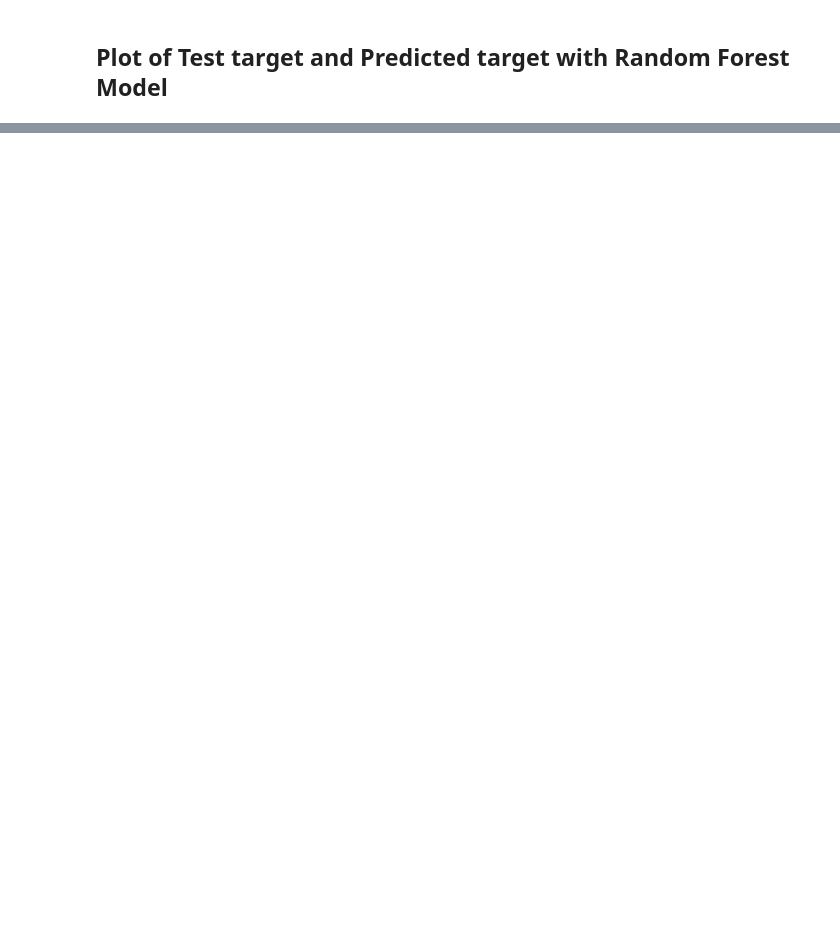
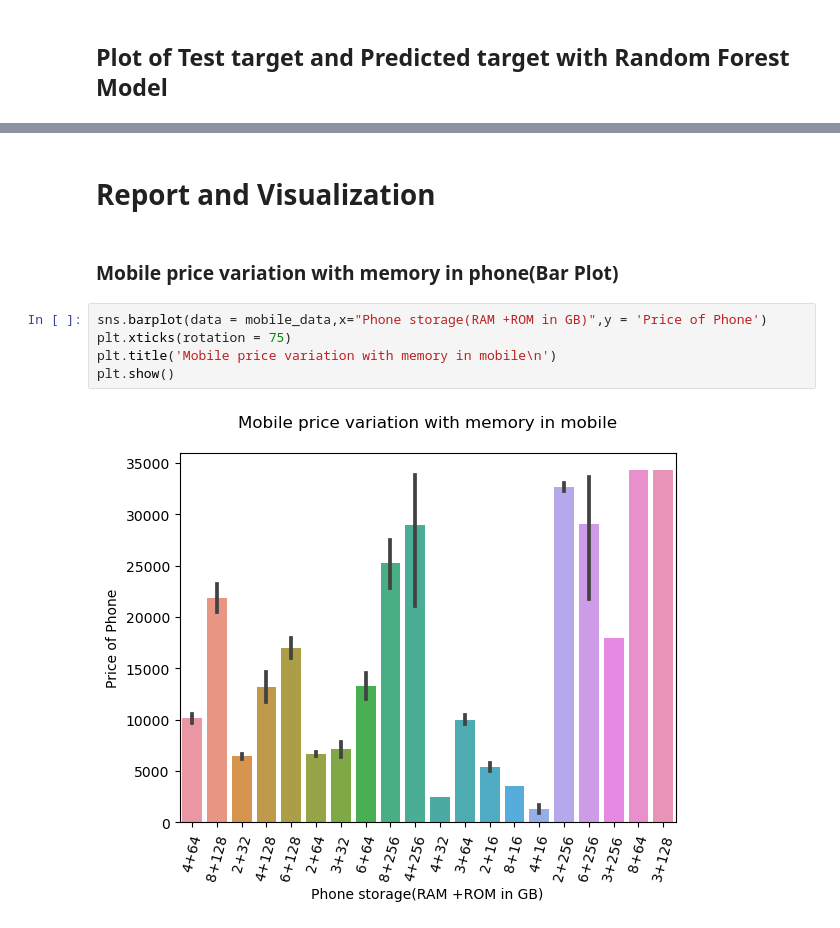
Before and after one commit to geet13govind/Feature-Extraction-and-Price-Prediction-for-Mobile-Phones, a Jupyter notebook: Feature_Extraction and price prediction of mobiles.ipynb, the cells around one changed output, grey strips where cells are left out. Cells and saved outputs as stored; diff of their text form; blank space fills up the shorter version.

```diff
--- a/Feature_Extraction and price prediction of mobiles.ipynb
+++ b/Feature_Extraction and price prediction of mobiles.ipynb
@@ -526,0 +633,11 @@ plt.show()
+# %% [markdown]
+# Report and Visualization
+# %% [markdown]
+### Mobile price variation with memory in phone(Bar Plot)
+# %%
+sns.barplot(data = mobile_data,x="Phone storage(RAM +ROM in GB)",y = 'Price of Phone')
+plt.xticks(rotation = 75)
+plt.title('Mobile price variation with memory in mobile\n')
+plt.show()
+# %% [output]
+[figure, added]
```
Also changed, not shown: parts of 78 cells of this notebook.
